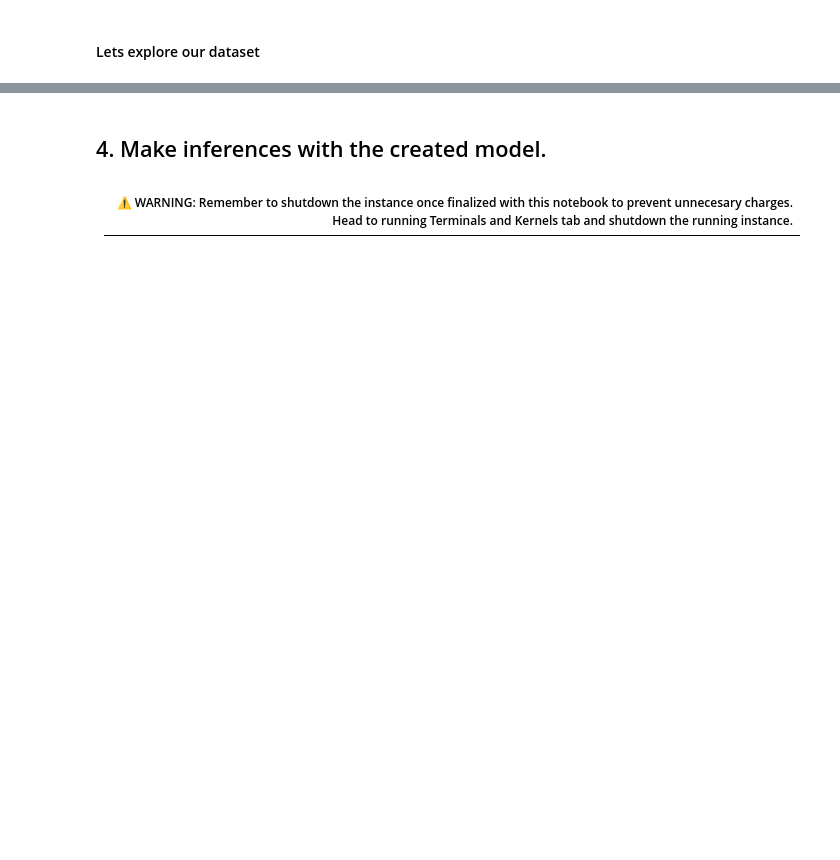
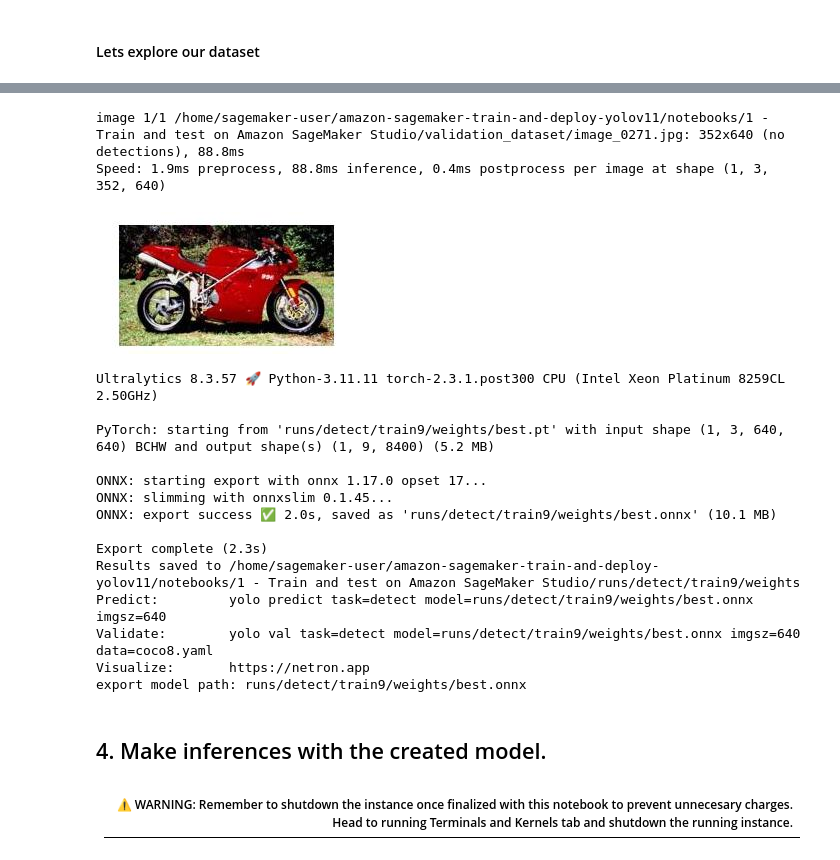
Before and after one commit to psps97/amazon-sagemaker-train-and-deploy-yolov11, a Jupyter notebook: notebooks/1 - Train and test on Amazon SageMaker Studio/Train-and-test-on-Amazon-SageMaker-Studio.ipynb, the cells around one changed output, grey strips where cells are left out. Cells and saved outputs as stored; diff of their text form; code cells hidden in the pictures; blank space fills up the shorter version.

```diff
--- a/notebooks/1 - Train and test on Amazon SageMaker Studio/Train-and-test-on-Amazon-SageMaker-Studio.ipynb
+++ b/notebooks/1 - Train and test on Amazon SageMaker Studio/Train-and-test-on-Amazon-SageMaker-Studio.ipynb
@@ -95,7 +151,4 @@ with open('coco8.yaml') as file:
 # %%
-#!python yolov5/train.py --workers 4 --device 0 --img 640 --batch 8 --epochs 10 --data yolov5/data/custom-model.yaml --weights yolov5s.pt --cache
-
-
 from ultralytics import YOLO
 
 # Load a model
@@ -104,18 +157,10 @@ model = YOLO("yolo11n.pt")
 # Train the model
 train_results = model.train(
     data="coco8.yaml",  # path to dataset YAML
-    epochs=10,  # number of training epochs
+    epochs=100,  # number of training epochs
     imgsz=640,  # training image size
-    device="cpu",  # device to run on, i.e. device=0 or device=0,1,2,3 or device=cpu
+    #device="cpu",  # device to run on, i.e. device=0 or device=0,1,2,3 or device=cpu
 )
 
 # Evaluate model performance on the validation set
 metrics = model.val()
-
-# Perform object detection on an image
-results = model("N168.jpeg")
-results[0].show()
-
-# Export the model to ONNX format
-path = model.export(format="onnx")  # return path to exported model
-print("export model path:", path)
@@ -122,3 +211,30 @@ print("export model path:", path)
+# %%
+
+# Perform object detection on an image
+results = model("./validation_dataset/image_0271.jpg")
+results[0].show()
+
+# Export the model to ONNX format
+path = model.export(format="onnx")  # return path to exported model
+print("export model path:", path)
+# %% [output]
+image 1/1 /home/sagemaker-user/amazon-sagemaker-train-and-deploy-yolov11/notebooks/1 - Train and test on Amazon SageMaker Studio/validation_dataset/image_0271.jpg: 352x640 (no detections), 88.8ms
+Speed: 1.9ms preprocess, 88.8ms inference, 0.4ms postprocess per image at shape (1, 3, 352, 640)
+[figure, added]
+Ultralytics 8.3.57 🚀 Python-3.11.11 torch-2.3.1.post300 CPU (Intel Xeon Platinum 8259CL 2.50GHz)
+
+PyTorch: starting from 'runs/detect/train9/weights/best.pt' with input shape (1, 3, 640, 640) BCHW and output shape(s) (1, 9, 8400) (5.2 MB)
+
+ONNX: starting export with onnx 1.17.0 opset 17...
+ONNX: slimming with onnxslim 0.1.45...
+ONNX: export success ✅ 2.0s, saved as 'runs/detect/train9/weights/best.onnx' (10.1 MB)
+
+Export complete (2.3s)
+Results saved to /home/sagemaker-user/amazon-sagemaker-train-and-deploy-yolov11/notebooks/1 - Train and test on Amazon SageMaker Studio/runs/detect/train9/weights
+Predict:         yolo predict task=detect model=runs/detect/train9/weights/best.onnx imgsz=640
+Validate:        yolo val task=detect model=runs/detect/train9/weights/best.onnx imgsz=640 data=coco8.yaml
+Visualize:       https://netron.app
+export model path: runs/detect/train9/weights/best.onnx
 # %% [markdown]
 ## 4. Make inferences with the created model.
 # %%
```
Also changed, not shown: parts of 14 cells of this notebook, 28 other files.
